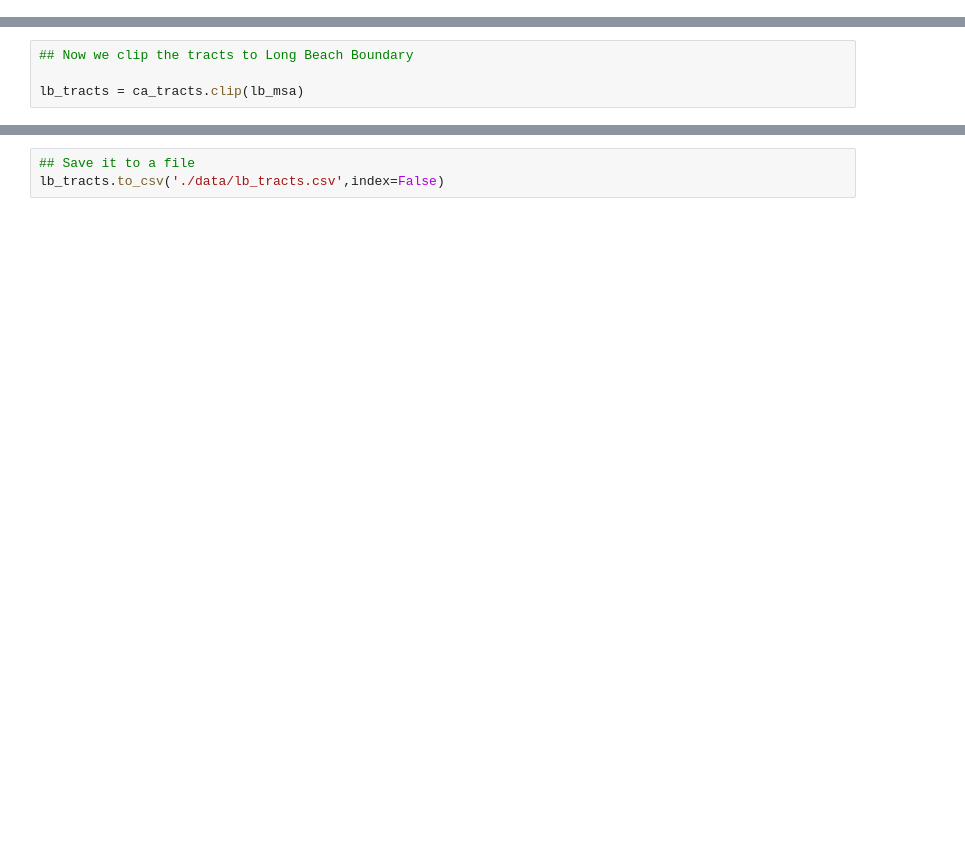
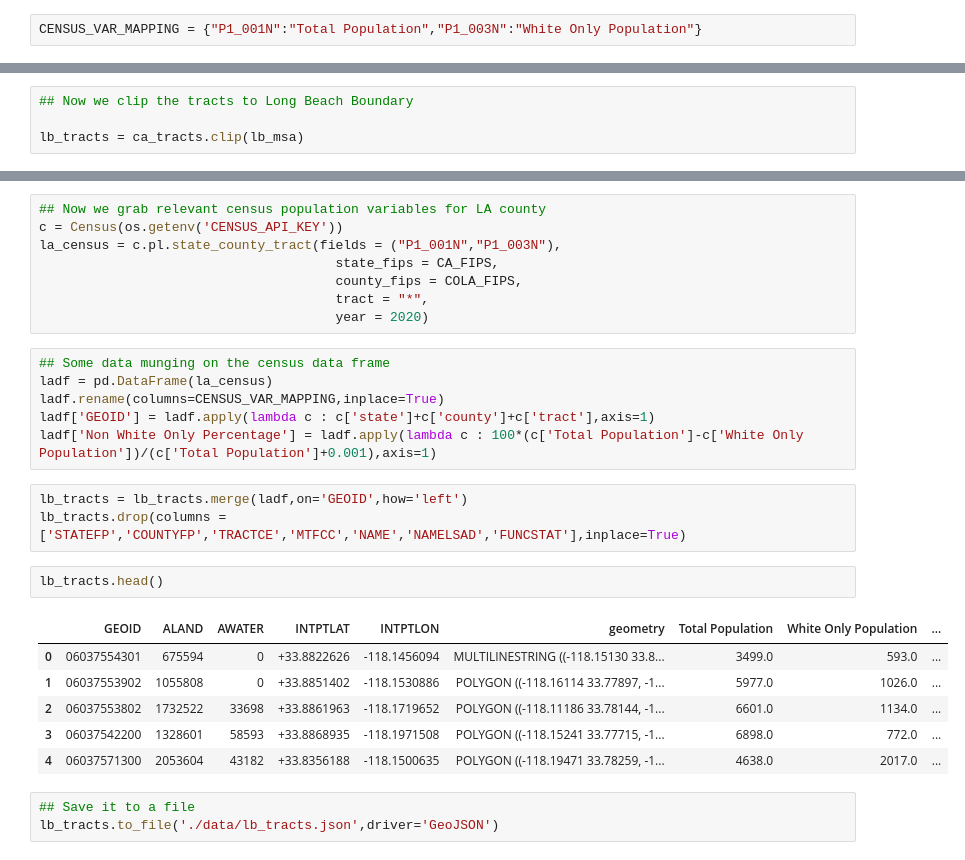
Before and after one commit to City-of-Long-Beach/lbcensus, a Jupyter notebook: lb_tracts_from_census.ipynb, the cells around one changed output, grey strips where cells are left out. Cells and saved outputs as stored; diff of their text form; blank space fills up the shorter version.

Commit message:
Incorporating variable pull from census api

```diff
--- a/lb_tracts_from_census.ipynb
+++ b/lb_tracts_from_census.ipynb
@@ -8,3 +17,5 @@ LB_GEOID = '0643000'
+# %%
+CENSUS_VAR_MAPPING = {"P1_001N":"Total Population","P1_003N":"White Only Population"}
 # %%
 # Grab California Metropolitan Service Area Dataframe from Census
 ## Update the URL to match the census survey you are interested in
@@ -40,3 +74,29 @@ lb_tracts.plot(figsize=[15,15])
+# %%
+## Now we grab relevant census population variables for LA county
+c = Census(os.getenv('CENSUS_API_KEY'))
+la_census = c.pl.state_county_tract(fields = ("P1_001N","P1_003N"),
+                                      state_fips = CA_FIPS,
+                                      county_fips = COLA_FIPS,
+                                      tract = "*",
+                                      year = 2020)
+# %%
+## Some data munging on the census data frame
+ladf = pd.DataFrame(la_census)
+ladf.rename(columns=CENSUS_VAR_MAPPING,inplace=True)
+ladf['GEOID'] = ladf.apply(lambda c : c['state']+c['county']+c['tract'],axis=1)
+ladf['Non White Only Percentage'] = ladf.apply(lambda c : 100*(c['Total Population']-c['White Only Population'])/(c['Total Population']+0.001),axis=1)
+# %%
+lb_tracts = lb_tracts.merge(ladf,on='GEOID',how='left')
+lb_tracts.drop(columns = ['STATEFP','COUNTYFP','TRACTCE','MTFCC','NAME','NAMELSAD','FUNCSTAT'],inplace=True)
+# %%
+lb_tracts.head()
+# %% [output]
+|  | GEOID | ALAND | AWATER | INTPTLAT | INTPTLON | geometry | Total Population | White Only Population | ... |
+| 0 | 06037554301 | 675594 | 0 | +33.8822626 | -118.1456094 | MULTILINESTRING ((-118.15130 33.8... | 3499.0 | 593.0 | ... |
+| 1 | 06037553902 | 1055808 | 0 | +33.8851402 | -118.1530886 | POLYGON ((-118.16114 33.77897, -1... | 5977.0 | 1026.0 | ... |
+| 2 | 06037553802 | 1732522 | 33698 | +33.8861963 | -118.1719652 | POLYGON ((-118.11186 33.78144, -1... | 6601.0 | 1134.0 | ... |
+| 3 | 06037542200 | 1328601 | 58593 | +33.8868935 | -118.1971508 | POLYGON ((-118.15241 33.77715, -1... | 6898.0 | 772.0 | ... |
+| 4 | 06037571300 | 2053604 | 43182 | +33.8356188 | -118.1500635 | POLYGON ((-118.19471 33.78259, -1... | 4638.0 | 2017.0 | ... |
 # %%
 ## Save it to a file
-lb_tracts.to_csv('./data/lb_tracts.csv',index=False)
+lb_tracts.to_file('./data/lb_tracts.json',driver='GeoJSON')
```
Also changed, not shown: parts of 9 cells of this notebook, 6 other files.
